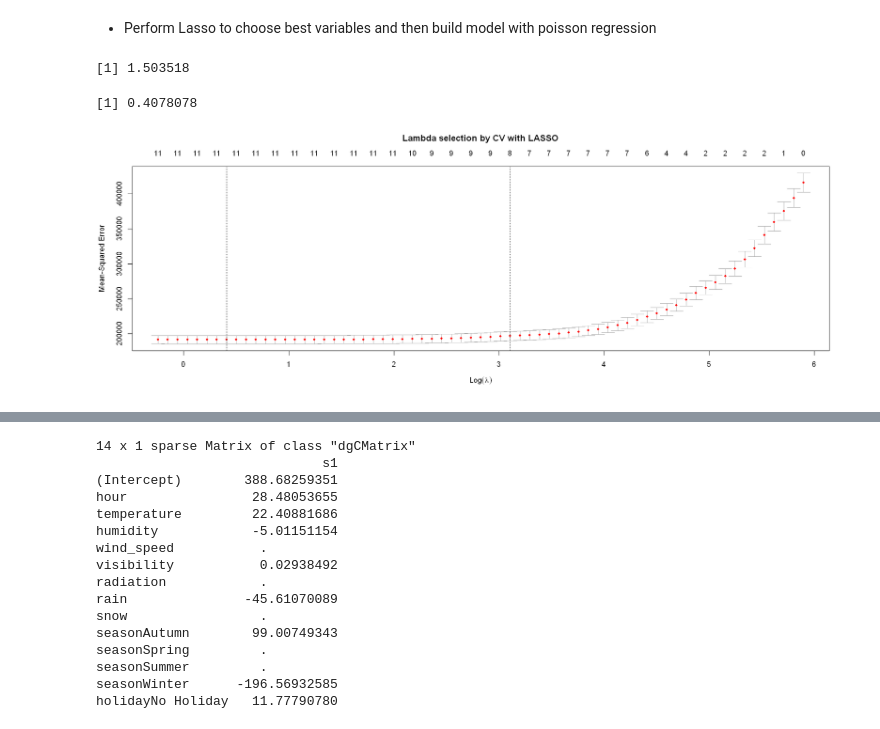
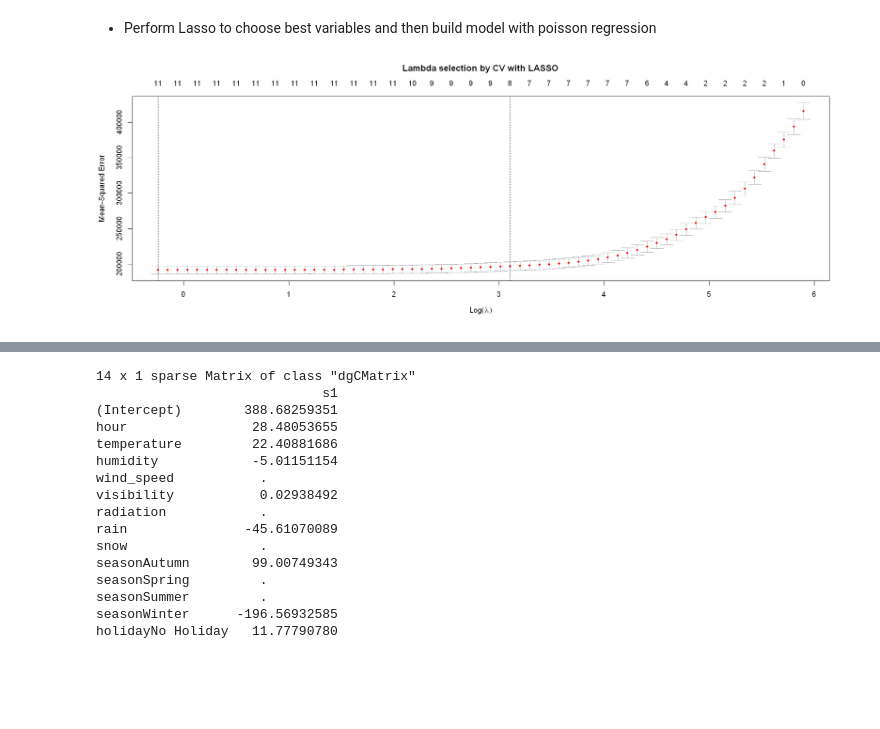
Before and after one commit to omertahi/STAT301-Project, a Jupyter notebook: Final Report.ipynb, the cells around one changed output, grey strips where cells are left out. Cells and saved outputs as stored; diff of their text form; code cells hidden in the pictures; blank space fills up the shorter version.

```diff
--- a/Final Report.ipynb
+++ b/Final Report.ipynb
@@ -368,40 +342,35 @@ rmse(pred = test_predictions_reduced_OLS, actuals = testing_bike$bike_count)
 # %% [markdown]
 * Perform Lasso to choose best variables and then build model with poisson regression
 # %%
+set.seed(1234)
+
 X_train <- model.matrix(object = bike_count ~ . - 1,
                         data = training_bike)
 
 Y_train <-
     training_bike %>%
     select(bike_count) %>%
     as.matrix(ncol = 1)
 
 X_test <- model.matrix(object = bike_count ~ . - 1,
                        data = testing_bike)
 
 Y_test <-
     testing_bike %>%
     select(bike_count) %>%
     as.matrix(ncol = 1)
 
 cv_lambda_LASSO <- cv.glmnet(
   x = X_train,
   y = Y_train,
   alpha = 1,
-  lambda = NULL
+  lambda = NULL,
+  nfolds = 10
 )
+
+## Obtain the plot
+plot(cv_lambda_LASSO, main = "Lambda selection by CV with LASSO\n\n")
+# %% [output]
+[figure, added]
-# %%
-## Obtain the plot
-plot(cv_lambda_LASSO, main = "Lambda selection by CV with LASSO\n\n")
-
-## Obtain lambda minimum from cv object
-cv_lambda_LASSO$lambda.min
-
-## Obtain the log(lambda.min)
-log(cv_lambda_LASSO$lambda.min)
-# %% [output]
-[1] 1.503518
-[1] 0.4078078
-[figure, removed]
 # %%
 plot(cv_lambda_LASSO$glmnet.fit, "lambda")
```
Also changed, not shown: parts of 6 cells of this notebook.
